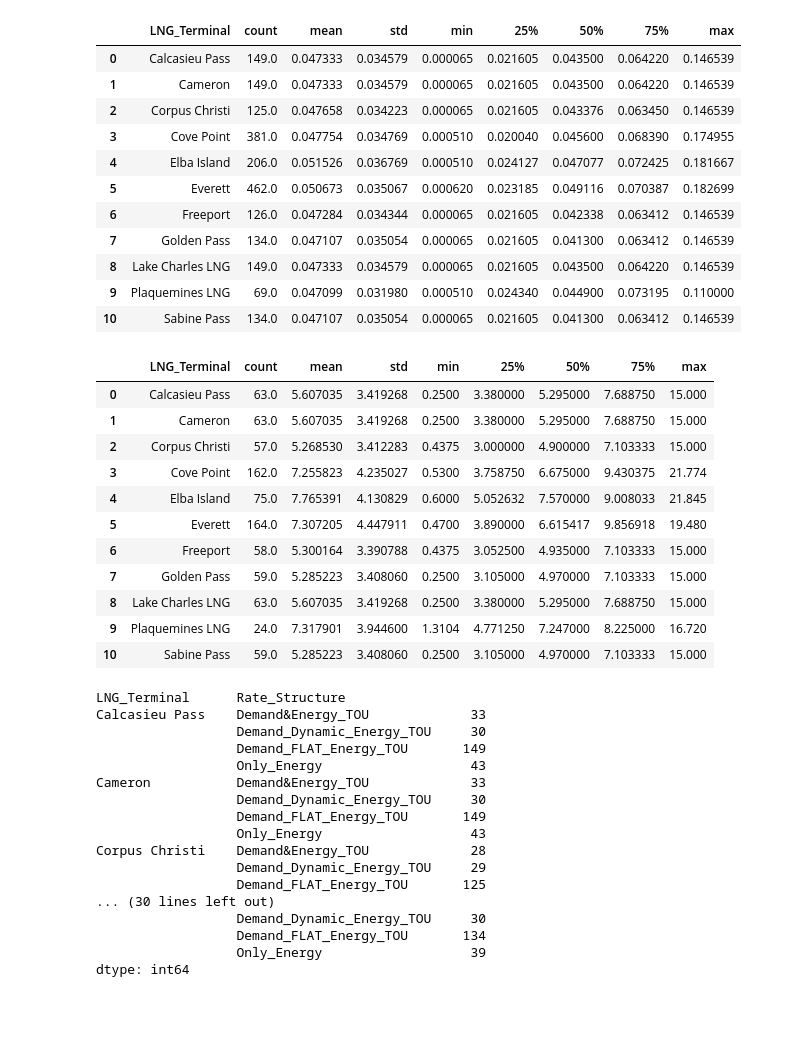
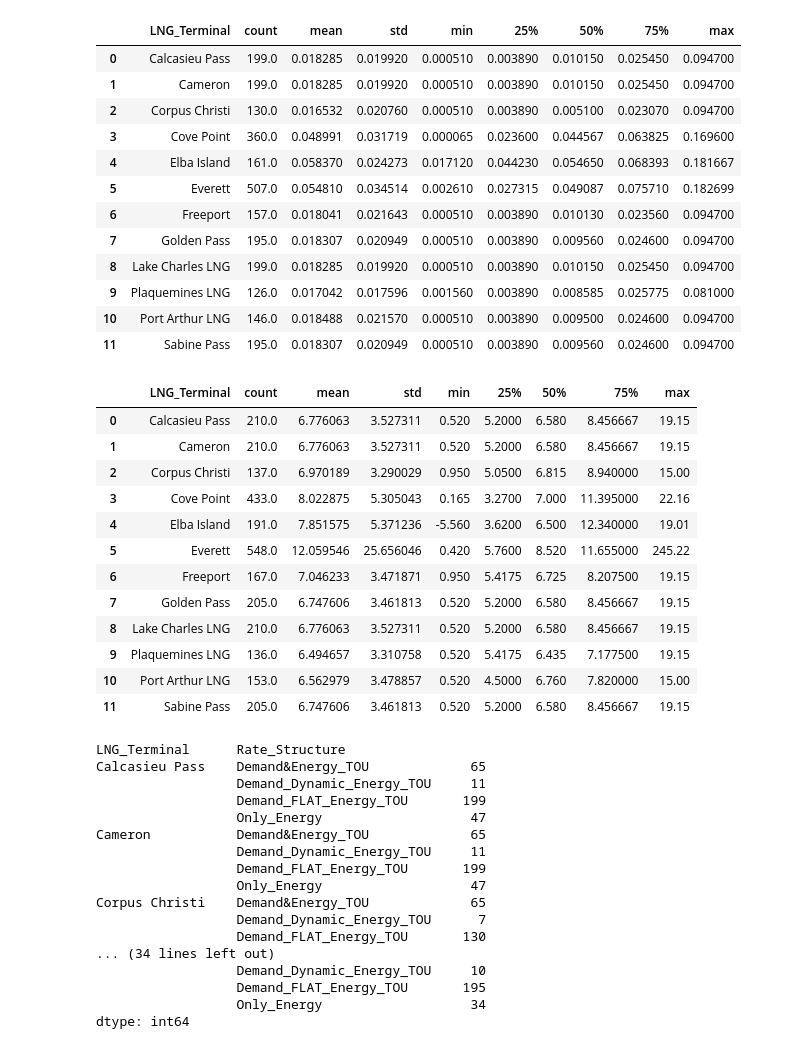
Before and after one commit to Protagonist888/TariffDB_Filter, a Jupyter notebook: Violin Chart Creator.ipynb, the cells around one changed output. Drawn from its saved outputs; the diff is of its cells as text; code cells hidden in the pictures; blank space fills up the shorter version.

```diff
--- a/Violin Chart Creator.ipynb
+++ b/Violin Chart Creator.ipynb
@@ -51,5 +51,5 @@ memory usage: 917.2+ KB
 # %%
 Existing_LNG_Terminal_Name = ['Sabine Pass', 'Cove Point', 'Elba Island', 'Corpus Christi', 'Cameron', 'Freeport', 'Golden Pass',
-                             'Calcasieu Pass', 'Lake Charles LNG', 'Port Arthure LNG', 'Plaquemines LNG', 'Everett']
+                             'Calcasieu Pass', 'Lake Charles LNG', 'Port Arthur LNG', 'Plaquemines LNG', 'Everett']
 # %%
 DF_Existing_Energy = DF_ExcludeOutliers[DF_ExcludeOutliers.LNG_Terminal.isin(Existing_LNG_Terminal_Name)]
@@ -111,51 +110,53 @@ sns.despine()
 DF_Demand_Flat_Energy_TOU.groupby("LNG_Terminal")['Energy_TOU'].describe().reset_index()
 # %% [output]
 |  | LNG_Terminal | count | mean | std | min | 25% | 50% | 75% | max |
-| 0 | Calcasieu Pass | 149.0 | 0.047333 | 0.034579 | 0.000065 | 0.021605 | 0.043500 | 0.064220 | 0.146539 |
-| 1 | Cameron | 149.0 | 0.047333 | 0.034579 | 0.000065 | 0.021605 | 0.043500 | 0.064220 | 0.146539 |
-| 2 | Corpus Christi | 125.0 | 0.047658 | 0.034223 | 0.000065 | 0.021605 | 0.043376 | 0.063450 | 0.146539 |
-| 3 | Cove Point | 381.0 | 0.047754 | 0.034769 | 0.000510 | 0.020040 | 0.045600 | 0.068390 | 0.174955 |
-| 4 | Elba Island | 206.0 | 0.051526 | 0.036769 | 0.000510 | 0.024127 | 0.047077 | 0.072425 | 0.181667 |
-| 5 | Everett | 462.0 | 0.050673 | 0.035067 | 0.000620 | 0.023185 | 0.049116 | 0.070387 | 0.182699 |
-| 6 | Freeport | 126.0 | 0.047284 | 0.034344 | 0.000065 | 0.021605 | 0.042338 | 0.063412 | 0.146539 |
-| 7 | Golden Pass | 134.0 | 0.047107 | 0.035054 | 0.000065 | 0.021605 | 0.041300 | 0.063412 | 0.146539 |
-| 8 | Lake Charles LNG | 149.0 | 0.047333 | 0.034579 | 0.000065 | 0.021605 | 0.043500 | 0.064220 | 0.146539 |
-| 9 | Plaquemines LNG | 69.0 | 0.047099 | 0.031980 | 0.000510 | 0.024340 | 0.044900 | 0.073195 | 0.110000 |
-| 10 | Sabine Pass | 134.0 | 0.047107 | 0.035054 | 0.000065 | 0.021605 | 0.041300 | 0.063412 | 0.146539 |
+| 0 | Calcasieu Pass | 199.0 | 0.018285 | 0.019920 | 0.000510 | 0.003890 | 0.010150 | 0.025450 | 0.094700 |
+| 1 | Cameron | 199.0 | 0.018285 | 0.019920 | 0.000510 | 0.003890 | 0.010150 | 0.025450 | 0.094700 |
+| 2 | Corpus Christi | 130.0 | 0.016532 | 0.020760 | 0.000510 | 0.003890 | 0.005100 | 0.023070 | 0.094700 |
+| 3 | Cove Point | 360.0 | 0.048991 | 0.031719 | 0.000065 | 0.023600 | 0.044567 | 0.063825 | 0.169600 |
+| 4 | Elba Island | 161.0 | 0.058370 | 0.024273 | 0.017120 | 0.044230 | 0.054650 | 0.068393 | 0.181667 |
+| 5 | Everett | 507.0 | 0.054810 | 0.034514 | 0.002610 | 0.027315 | 0.049087 | 0.075710 | 0.182699 |
+| 6 | Freeport | 157.0 | 0.018041 | 0.021643 | 0.000510 | 0.003890 | 0.010130 | 0.023560 | 0.094700 |
+| 7 | Golden Pass | 195.0 | 0.018307 | 0.020949 | 0.000510 | 0.003890 | 0.009560 | 0.024600 | 0.094700 |
+| 8 | Lake Charles LNG | 199.0 | 0.018285 | 0.019920 | 0.000510 | 0.003890 | 0.010150 | 0.025450 | 0.094700 |
+| 9 | Plaquemines LNG | 126.0 | 0.017042 | 0.017596 | 0.001560 | 0.003890 | 0.008585 | 0.025775 | 0.081000 |
+| 10 | Port Arthur LNG | 146.0 | 0.018488 | 0.021570 | 0.000510 | 0.003890 | 0.009500 | 0.024600 | 0.094700 |
+| 11 | Sabine Pass | 195.0 | 0.018307 | 0.020949 | 0.000510 | 0.003890 | 0.009560 | 0.024600 | 0.094700 |
 # %%
-DF_Existing_Energy.groupby("LNG_Terminal")['Demand_TOU'].describe().reset_index()
+DF_Existing_Energy.groupby("LNG_Terminal")['Demand_Flat'].describe().reset_index()
 # %% [output]
 |  | LNG_Terminal | count | mean | std | min | 25% | 50% | 75% | max |
-| 0 | Calcasieu Pass | 63.0 | 5.607035 | 3.419268 | 0.2500 | 3.380000 | 5.295000 | 7.688750 | 15.000 |
-| 1 | Cameron | 63.0 | 5.607035 | 3.419268 | 0.2500 | 3.380000 | 5.295000 | 7.688750 | 15.000 |
-| 2 | Corpus Christi | 57.0 | 5.268530 | 3.412283 | 0.4375 | 3.000000 | 4.900000 | 7.103333 | 15.000 |
-| 3 | Cove Point | 162.0 | 7.255823 | 4.235027 | 0.5300 | 3.758750 | 6.675000 | 9.430375 | 21.774 |
-| 4 | Elba Island | 75.0 | 7.765391 | 4.130829 | 0.6000 | 5.052632 | 7.570000 | 9.008033 | 21.845 |
-| 5 | Everett | 164.0 | 7.307205 | 4.447911 | 0.4700 | 3.890000 | 6.615417 | 9.856918 | 19.480 |
-| 6 | Freeport | 58.0 | 5.300164 | 3.390788 | 0.4375 | 3.052500 | 4.935000 | 7.103333 | 15.000 |
-| 7 | Golden Pass | 59.0 | 5.285223 | 3.408060 | 0.2500 | 3.105000 | 4.970000 | 7.103333 | 15.000 |
-| 8 | Lake Charles LNG | 63.0 | 5.607035 | 3.419268 | 0.2500 | 3.380000 | 5.295000 | 7.688750 | 15.000 |
-| 9 | Plaquemines LNG | 24.0 | 7.317901 | 3.944600 | 1.3104 | 4.771250 | 7.247000 | 8.225000 | 16.720 |
-| 10 | Sabine Pass | 59.0 | 5.285223 | 3.408060 | 0.2500 | 3.105000 | 4.970000 | 7.103333 | 15.000 |
+| 0 | Calcasieu Pass | 210.0 | 6.776063 | 3.527311 | 0.520 | 5.2000 | 6.580 | 8.456667 | 19.15 |
+| 1 | Cameron | 210.0 | 6.776063 | 3.527311 | 0.520 | 5.2000 | 6.580 | 8.456667 | 19.15 |
+| 2 | Corpus Christi | 137.0 | 6.970189 | 3.290029 | 0.950 | 5.0500 | 6.815 | 8.940000 | 15.00 |
+| 3 | Cove Point | 433.0 | 8.022875 | 5.305043 | 0.165 | 3.2700 | 7.000 | 11.395000 | 22.16 |
+| 4 | Elba Island | 191.0 | 7.851575 | 5.371236 | -5.560 | 3.6200 | 6.500 | 12.340000 | 19.01 |
+| 5 | Everett | 548.0 | 12.059546 | 25.656046 | 0.420 | 5.7600 | 8.520 | 11.655000 | 245.22 |
+| 6 | Freeport | 167.0 | 7.046233 | 3.471871 | 0.950 | 5.4175 | 6.725 | 8.207500 | 19.15 |
+| 7 | Golden Pass | 205.0 | 6.747606 | 3.461813 | 0.520 | 5.2000 | 6.580 | 8.456667 | 19.15 |
+| 8 | Lake Charles LNG | 210.0 | 6.776063 | 3.527311 | 0.520 | 5.2000 | 6.580 | 8.456667 | 19.15 |
+| 9 | Plaquemines LNG | 136.0 | 6.494657 | 3.310758 | 0.520 | 5.4175 | 6.435 | 7.177500 | 19.15 |
+| 10 | Port Arthur LNG | 153.0 | 6.562979 | 3.478857 | 0.520 | 4.5000 | 6.760 | 7.820000 | 15.00 |
+| 11 | Sabine Pass | 205.0 | 6.747606 | 3.461813 | 0.520 | 5.2000 | 6.580 | 8.456667 | 19.15 |
 # %%
 DF_Existing_Energy.groupby(["LNG_Terminal",'Rate_Structure']).size()
 # %% [output]
 LNG_Terminal      Rate_Structure
-Calcasieu Pass    Demand&Energy_TOU             33
-                  Demand_Dynamic_Energy_TOU     30
-                  Demand_FLAT_Energy_TOU       149
-                  Only_Energy                   43
-Cameron           Demand&Energy_TOU             33
-                  Demand_Dynamic_Energy_TOU     30
-                  Demand_FLAT_Energy_TOU       149
-                  Only_Energy                   43
-Corpus Christi    Demand&Energy_TOU             28
-                  Demand_Dynamic_Energy_TOU     29
-                  Demand_FLAT_Energy_TOU       125
-... (30 lines left out)
-                  Demand_Dynamic_Energy_TOU     30
-                  Demand_FLAT_Energy_TOU       134
-                  Only_Energy                   39
+Calcasieu Pass    Demand&Energy_TOU             65
+                  Demand_Dynamic_Energy_TOU     11
+                  Demand_FLAT_Energy_TOU       199
+                  Only_Energy                   47
+Cameron           Demand&Energy_TOU             65
+                  Demand_Dynamic_Energy_TOU     11
+                  Demand_FLAT_Energy_TOU       199
+                  Only_Energy                   47
+Corpus Christi    Demand&Energy_TOU             65
+                  Demand_Dynamic_Energy_TOU      7
+                  Demand_FLAT_Energy_TOU       130
+... (34 lines left out)
+                  Demand_Dynamic_Energy_TOU     10
+                  Demand_FLAT_Energy_TOU       195
+                  Only_Energy                   34
 dtype: int64
 # %%
 DF_Existing_Energy.groupby(["Rate_Structure"]).size()
```
Also changed, not shown: parts of 17 cells of this notebook.
